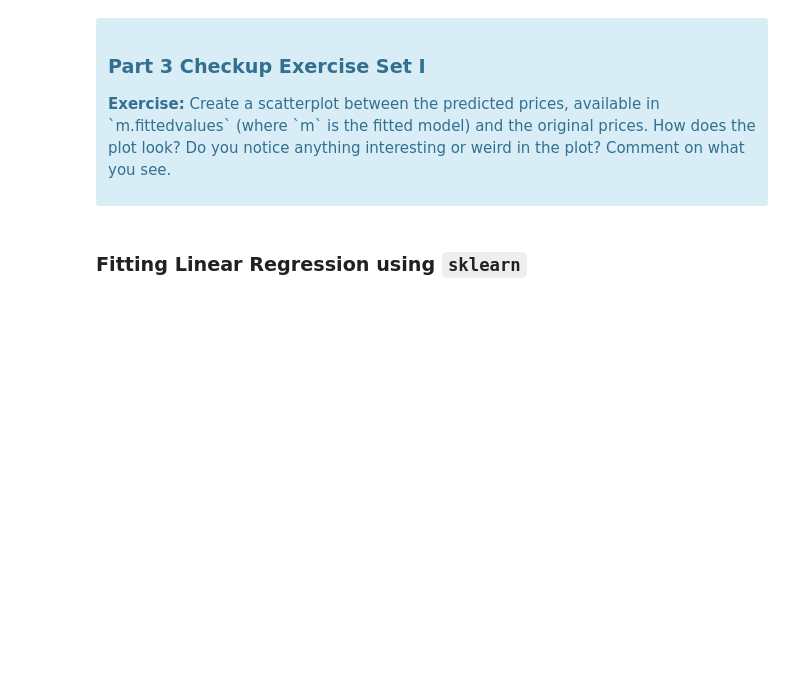
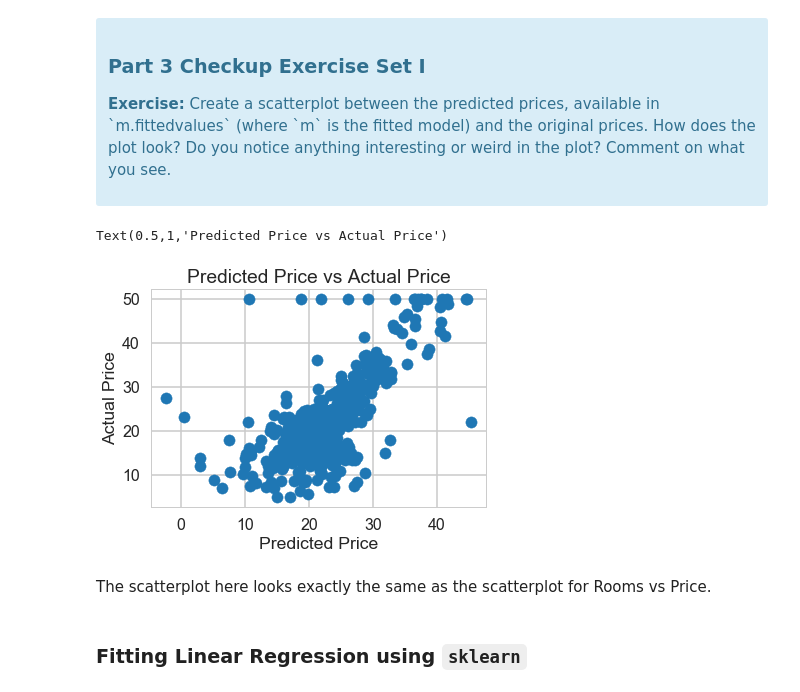
Before and after one commit to twinters01/springboard, a Jupyter notebook: linear_regression/Mini_Project_Linear_Regression.ipynb, the cells around one changed output. Saved outputs shown, nothing was run; the diff lists cells and outputs as text; code cells hidden in the pictures; blank space fills up the shorter version.

```diff
--- a/linear_regression/Mini_Project_Linear_Regression.ipynb
+++ b/linear_regression/Mini_Project_Linear_Regression.ipynb
@@ -484,3 +482,14 @@ Let's see how our model actually fit our data. We can see below that there is a
+# %%
+# your turn
+plt.scatter(m.fittedvalues, bos.PRICE)
+plt.xlabel("Predicted Price")
+plt.ylabel("Actual Price")
+plt.title("Predicted Price vs Actual Price")
+# %% [output]
+Text(0.5,1,'Predicted Price vs Actual Price')
+[figure, added]
+# %% [markdown]
+The scatterplot here looks exactly the same as the scatterplot for Rooms vs Price.
 # %% [markdown]
 ### Fitting Linear Regression using `sklearn`
 # %%
```
Also changed, not shown: parts of 30 cells of this notebook.
